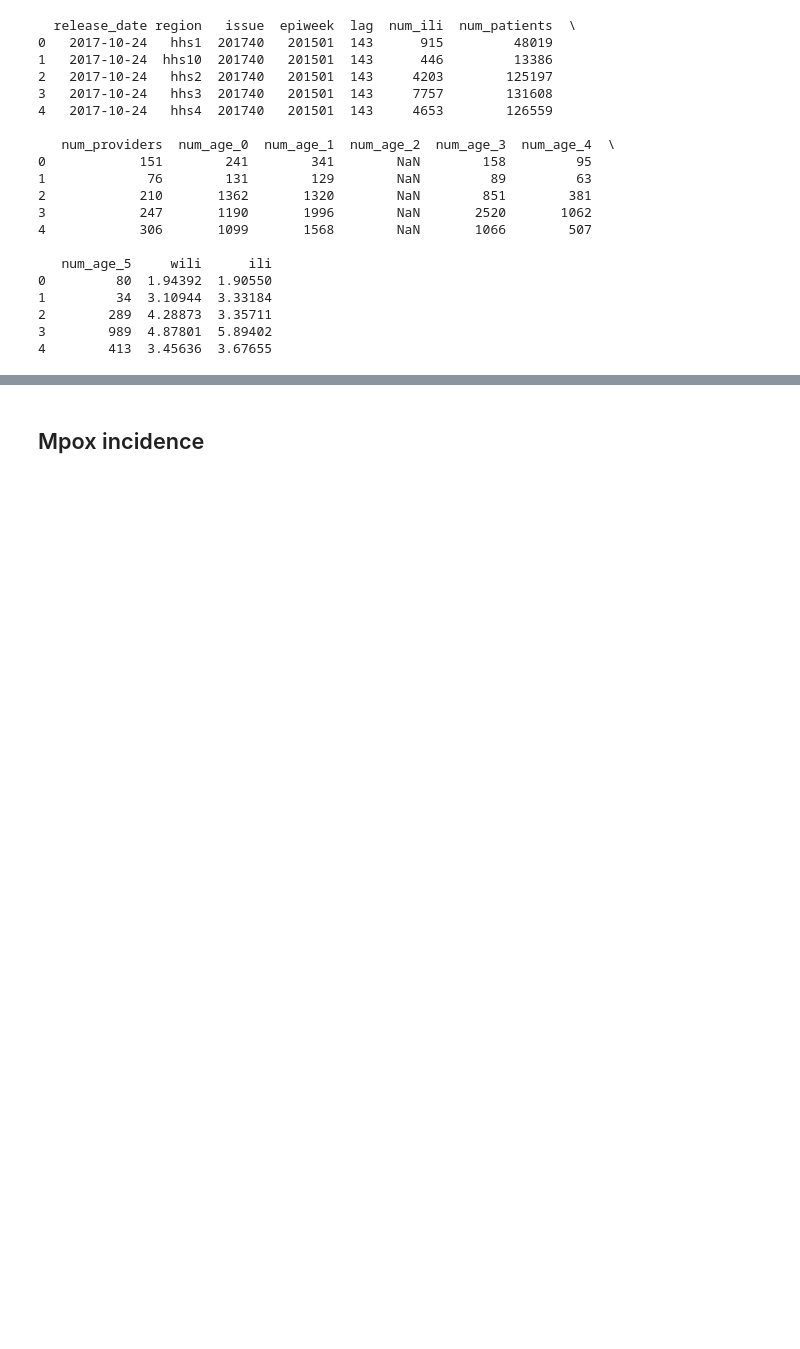
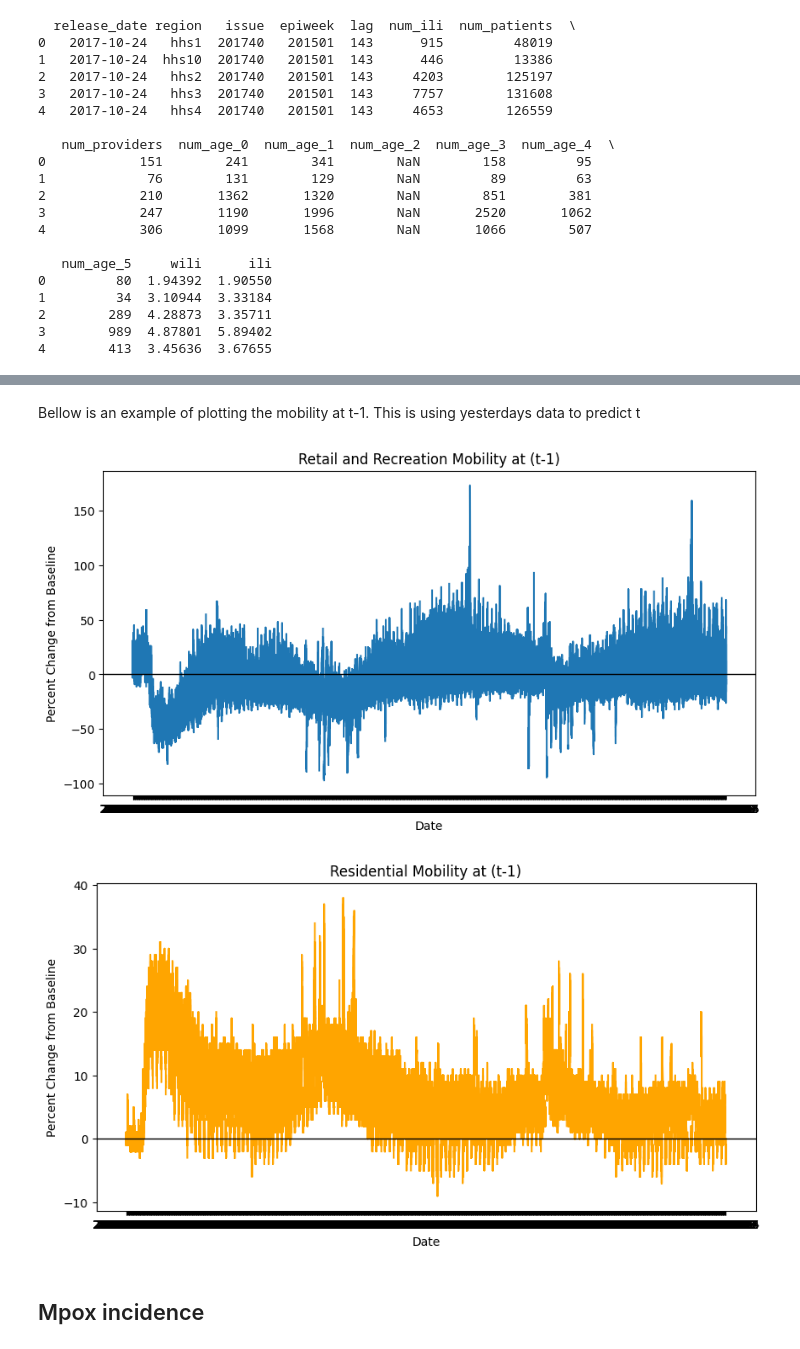
Before and after one commit to computationalUncertaintyLab/TSID, a Jupyter notebook: ch1.ipynb, the cells around one changed output, grey strips where cells are left out. Cells and saved outputs as stored; diff of their text form; code cells hidden in the pictures; blank space fills up the shorter version.

```diff
--- a/ch1.ipynb
+++ b/ch1.ipynb
@@ -212,3 +253,39 @@ plt.show()
+# %% [markdown]
+Bellow is an example of plotting the mobility at t-1. This is using yesterdays data to predict t
+# %%
+CM = CM.sort_values("date") #Sorts data by date
+CM["retail_recreation_t_minus_1"] = (
+    CM["retail_and_recreation_percent_change_from_baseline"].shift(1)
+) #Adds new vaiable for t-1 that looks at yesterday value
+
+plt.figure(figsize=(10, 5))       #plots the percent change on yesterdays behavior for the day
+plt.plot(
+    CM["date"],
+    CM["retail_recreation_t_minus_1"]
+)
+plt.title("Retail and Recreation Mobility at (t-1)")
+plt.xlabel("Date")
+plt.ylabel("Percent Change from Baseline")
+plt.axhline(0, color="black", linewidth=1)
+plt.show()
+
+CM["residential_t_minus_1"] = (
+    CM["residential_percent_change_from_baseline"].shift(1)
+)
+plt.figure(figsize=(10, 5))
+plt.plot(
+    CM["date"],
+    CM["residential_t_minus_1"],
+    color="orange"
+)
+plt.title("Residential Mobility at (t-1)")
+plt.xlabel("Date")
+plt.ylabel("Percent Change from Baseline")
+plt.axhline(0, color="black", linewidth=1)
+plt.show()
+# %% [output]
+[figure, added]
+[figure, added]
 # %% [markdown]
 ## Mpox incidence
 # %% [markdown]
```
Also changed, not shown: parts of 4 cells of this notebook.
